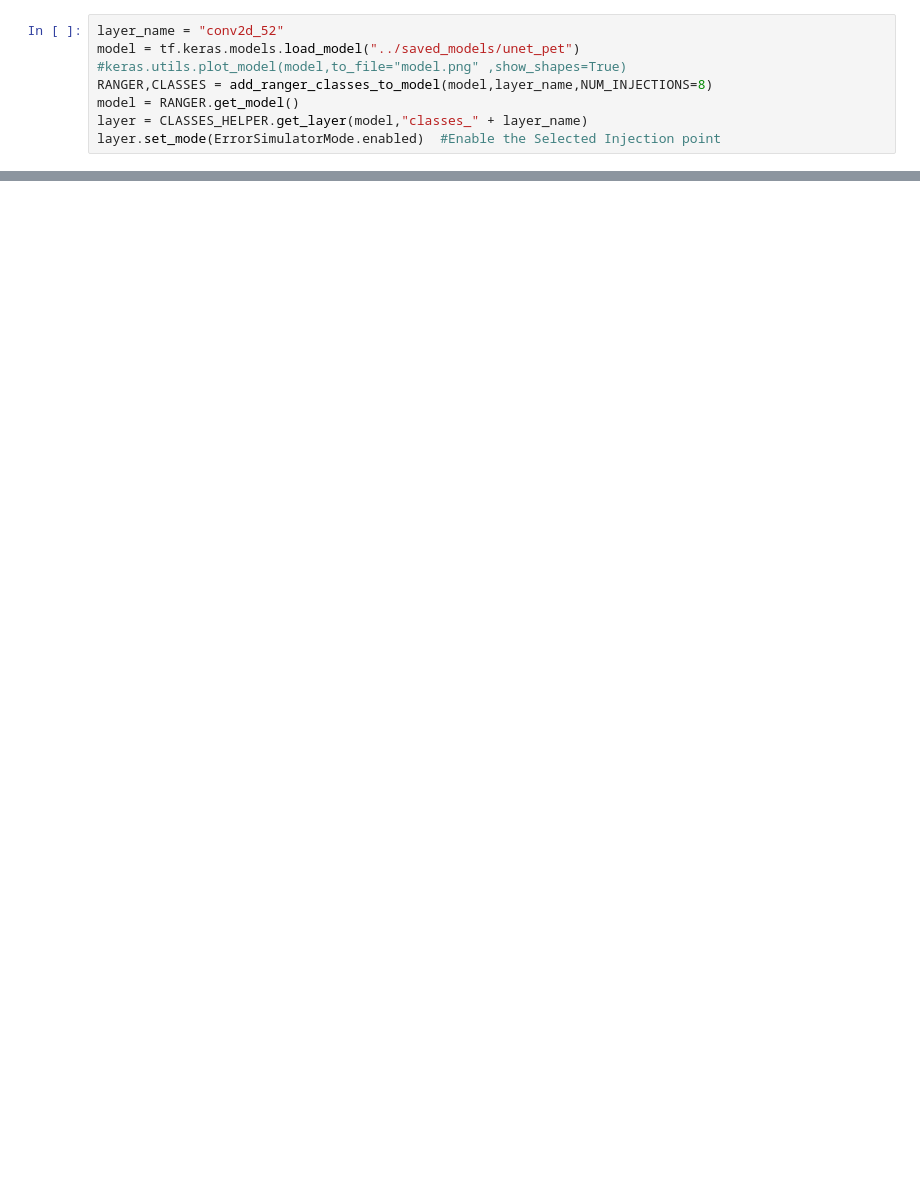
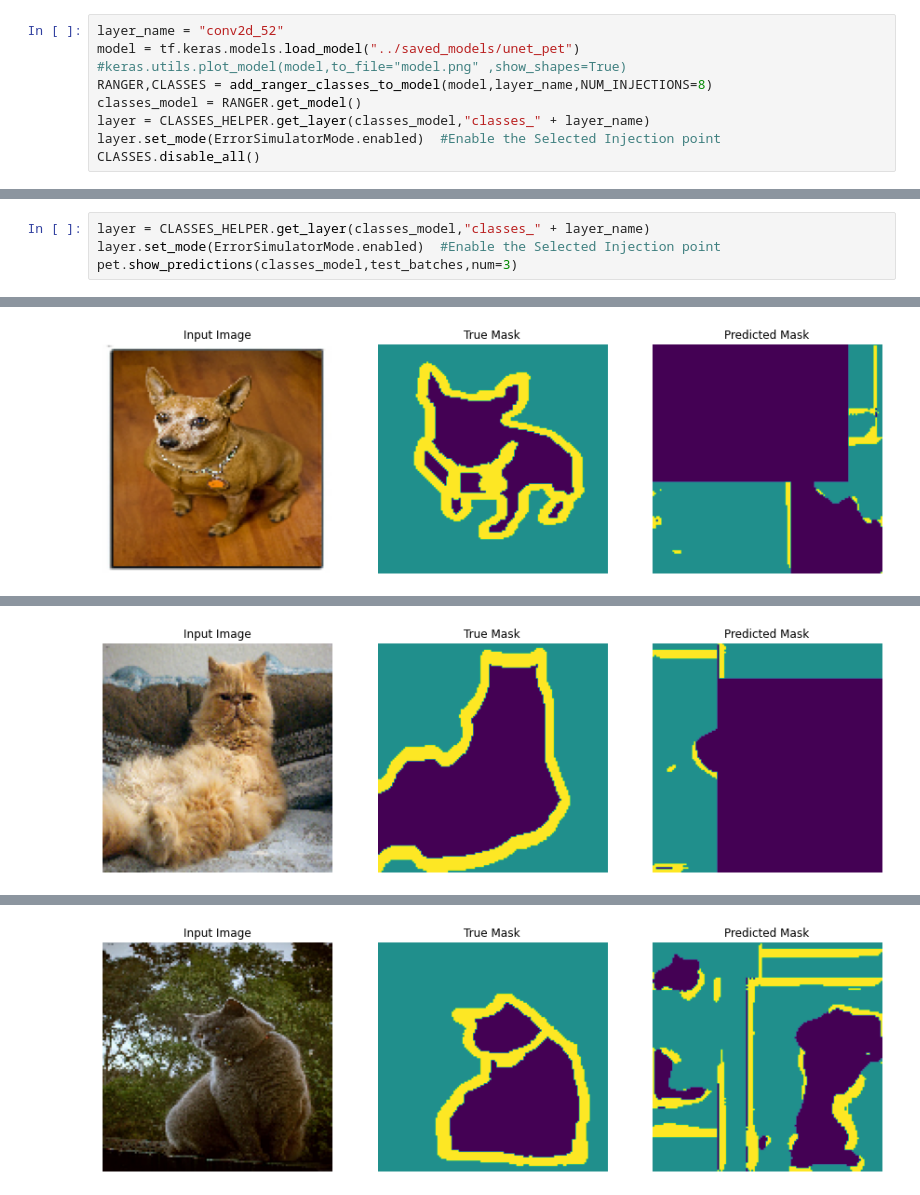
Before and after one commit to NicolaDean/tensorflow-ranger-layer, a Jupyter notebook: experiments/unet_pet.ipynb, the cells around one changed output, grey strips where cells are left out. Cells and saved outputs as stored; diff of their text form; blank space fills up the shorter version.

```diff
--- a/experiments/unet_pet.ipynb
+++ b/experiments/unet_pet.ipynb
@@ -33,9 +19,10 @@ layer_name = "conv2d_52"
 model = tf.keras.models.load_model("../saved_models/unet_pet")
 #keras.utils.plot_model(model,to_file="model.png" ,show_shapes=True)
 RANGER,CLASSES = add_ranger_classes_to_model(model,layer_name,NUM_INJECTIONS=8)
-model = RANGER.get_model()
-layer = CLASSES_HELPER.get_layer(model,"classes_" + layer_name)
+classes_model = RANGER.get_model()
+layer = CLASSES_HELPER.get_layer(classes_model,"classes_" + layer_name)
 layer.set_mode(ErrorSimulatorMode.enabled)  #Enable the Selected Injection point
+CLASSES.disable_all()
 # %% [output]
 Layer [input_3] => has 1 outputs
 Layer [conv2d_44] => has 1 outputs
@@ -68 +79,6 @@ pet.show_predictions(model,test_batches,num=3)
 [figure]
+# %%
+layer = CLASSES_HELPER.get_layer(classes_model,"classes_" + layer_name)
+layer.set_mode(ErrorSimulatorMode.enabled)  #Enable the Selected Injection point
+pet.show_predictions(classes_model,test_batches,num=3)
+# %% [output]
@@ -68,0 +86 @@ pet.show_predictions(model,test_batches,num=3)
+[figure, added]
@@ -68,0 +88 @@ pet.show_predictions(model,test_batches,num=3)
+[figure, added]
@@ -68,0 +90 @@ pet.show_predictions(model,test_batches,num=3)
+[figure, added]
```
Also changed, not shown: parts of 7 cells of this notebook, 11 other files.
